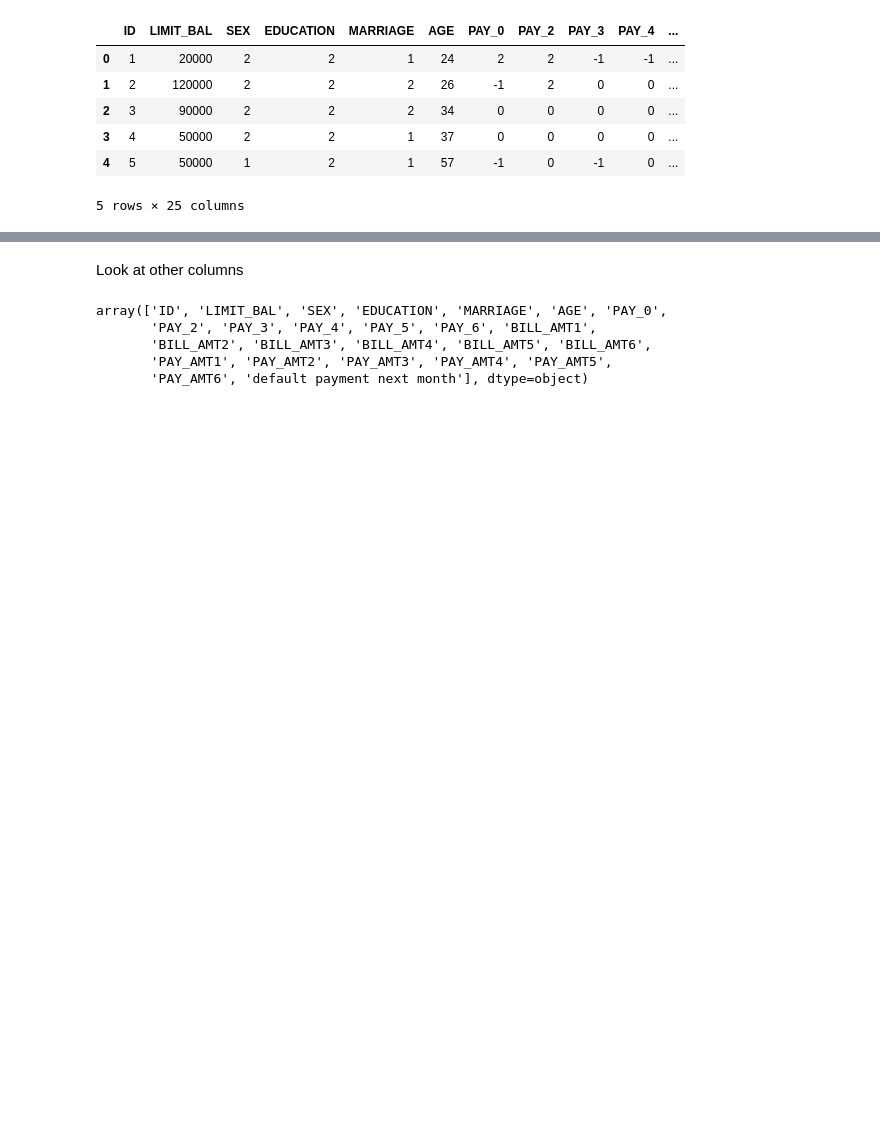
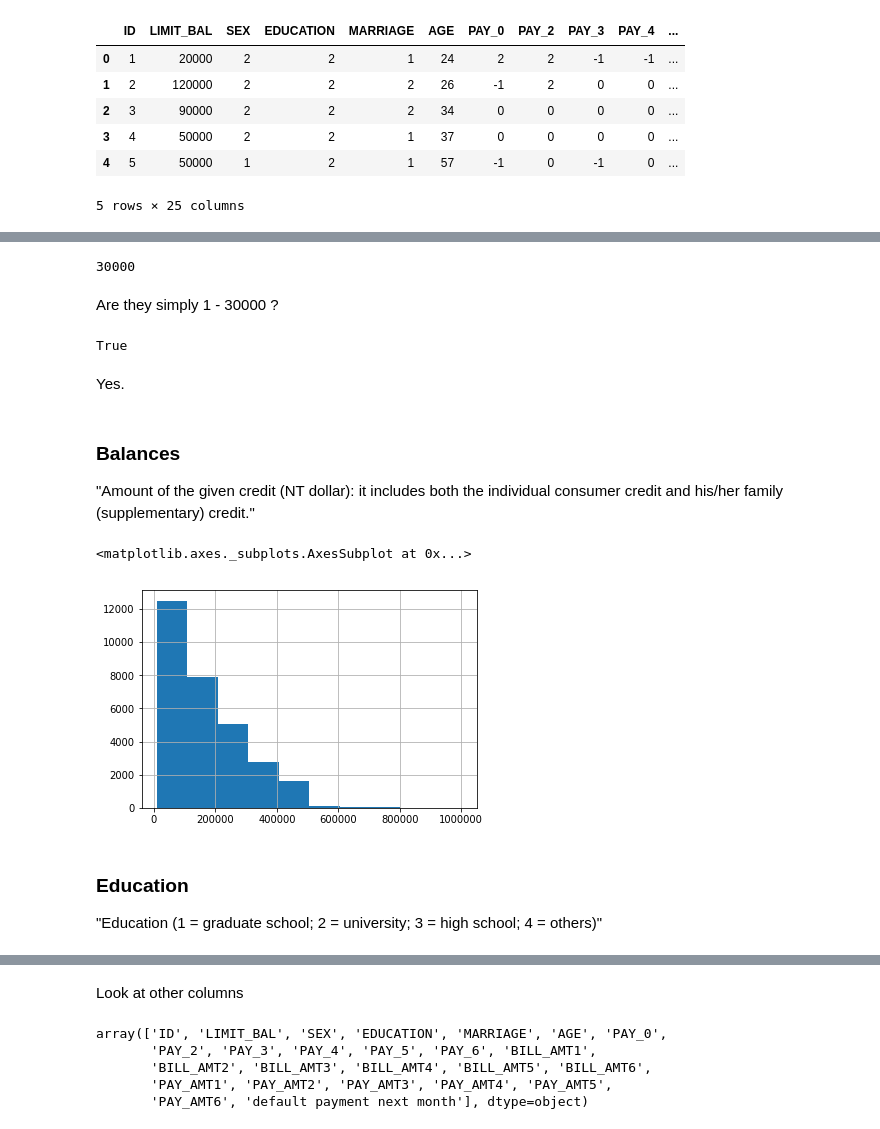
Before and after one commit to klostest/Case_Study_Approach_prep_work, a Jupyter notebook: data_exploration_v2.ipynb, the cells around one changed output, grey strips where cells are left out. Saved outputs shown, nothing was run; the diff lists cells and outputs as text; code cells hidden in the pictures; blank space fills up the shorter version.

```diff
--- a/data_exploration_v2.ipynb
+++ b/data_exploration_v2.ipynb
@@ -97,0 +101,24 @@ df.head()
+# %%
+df['ID'].nunique()
+# %% [output]
+30000
+# %% [markdown]
+Are they simply 1 - 30000 ?
+# %%
+np.array_equal(df['ID'].values, range(1,30001))
+# %% [output]
+True
+# %% [markdown]
+Yes.
+# %% [markdown]
+### Balances
+
+"Amount of the given credit (NT dollar): it includes both the individual consumer credit and his/her family (supplementary) credit."
+# %%
+df['LIMIT_BAL'].hist()
+# %% [output]
+<matplotlib.axes._subplots.AxesSubplot at 0x...>
+[figure, added]
+# %% [markdown]
+### Education
+"Education (1 = graduate school; 2 = university; 3 = high school; 4 = others)"
```
Also changed, not shown: parts of 5 cells of this notebook.
